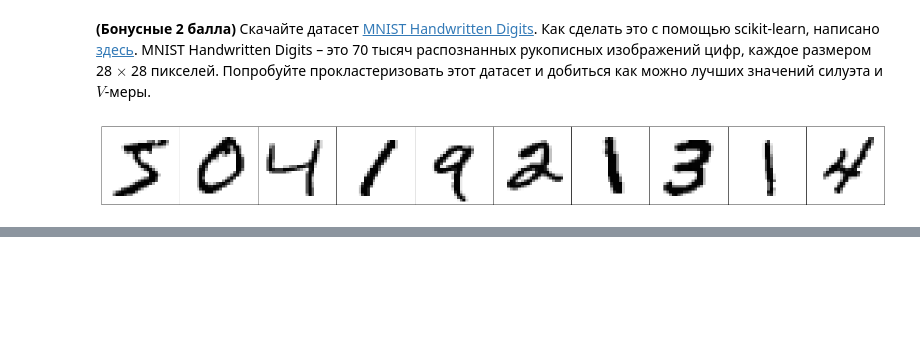
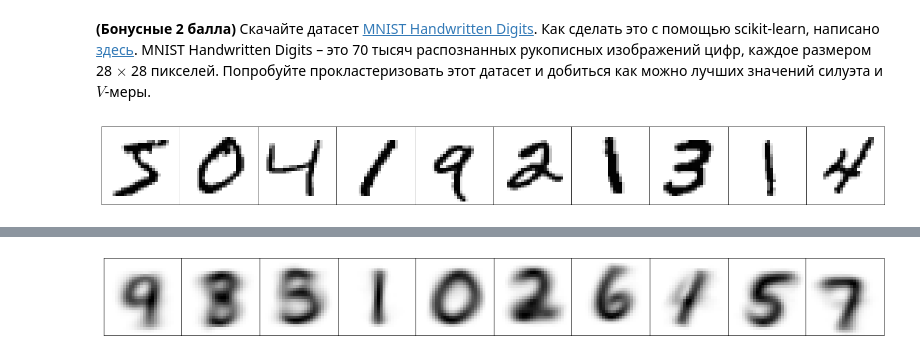
Before and after one commit to lce-Cream/ml-intro-7, a Jupyter notebook: clustering.ipynb, the cells around one changed output, grey strips where cells are left out. Drawn from its saved outputs; the diff is of its cells as text; code cells hidden in the pictures; blank space fills up the shorter version.

```diff
--- a/clustering.ipynb
+++ b/clustering.ipynb
@@ -411,0 +415,11 @@ plot_cluster_center(AC_prediction)
+# %%
+center = [X[::10][AC_prediction == i].mean(axis=0) for i in np.unique(AC_prediction)]
+
+fig, _ = plt.subplots(ncols=10, figsize=(20,20), gridspec_kw = {'wspace':0})
+axes = fig.get_axes()
+
+for ax, im in zip(axes, center):
+    ax.set(xticks=[], yticks=[])
+    ax.imshow(16-im.values.reshape(28,28), interpolation=None)
+# %% [output]
+[figure, added]
```
Also changed, not shown: parts of 6 cells of this notebook.
